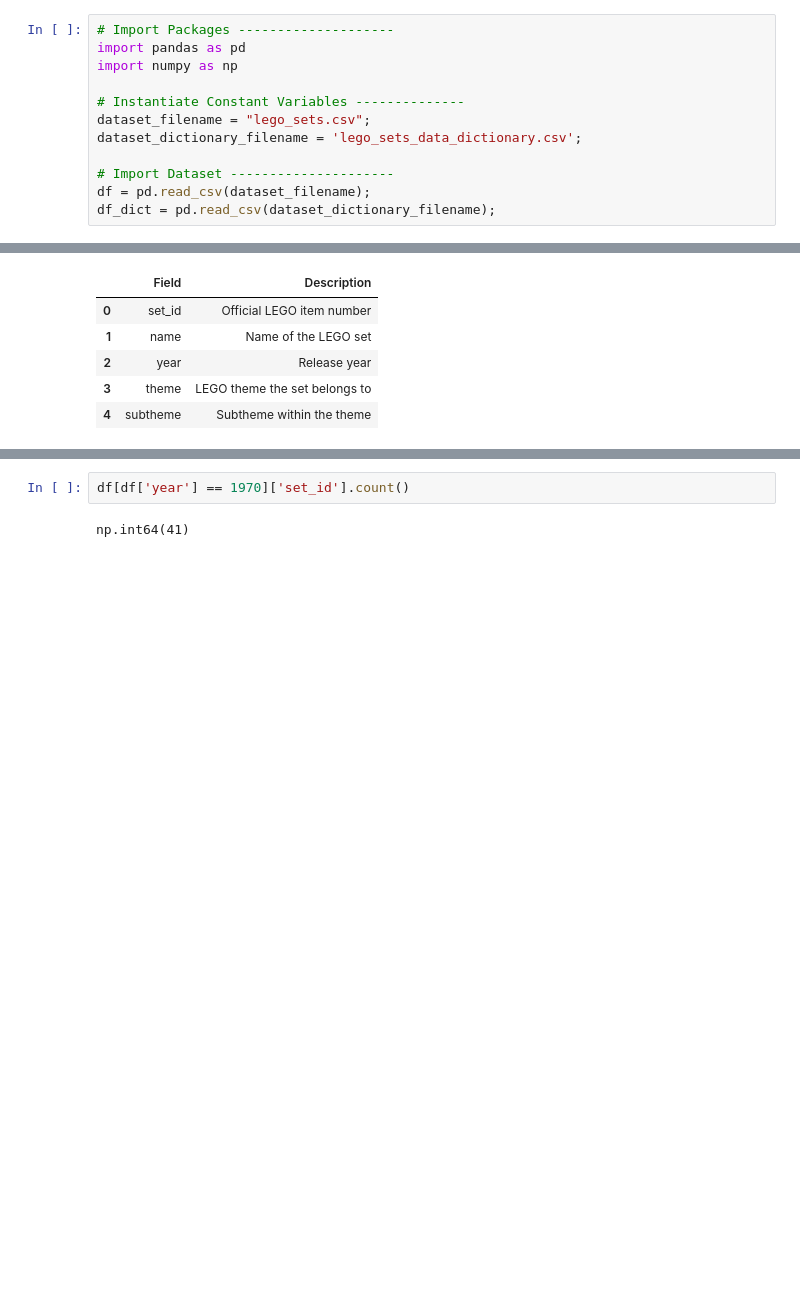
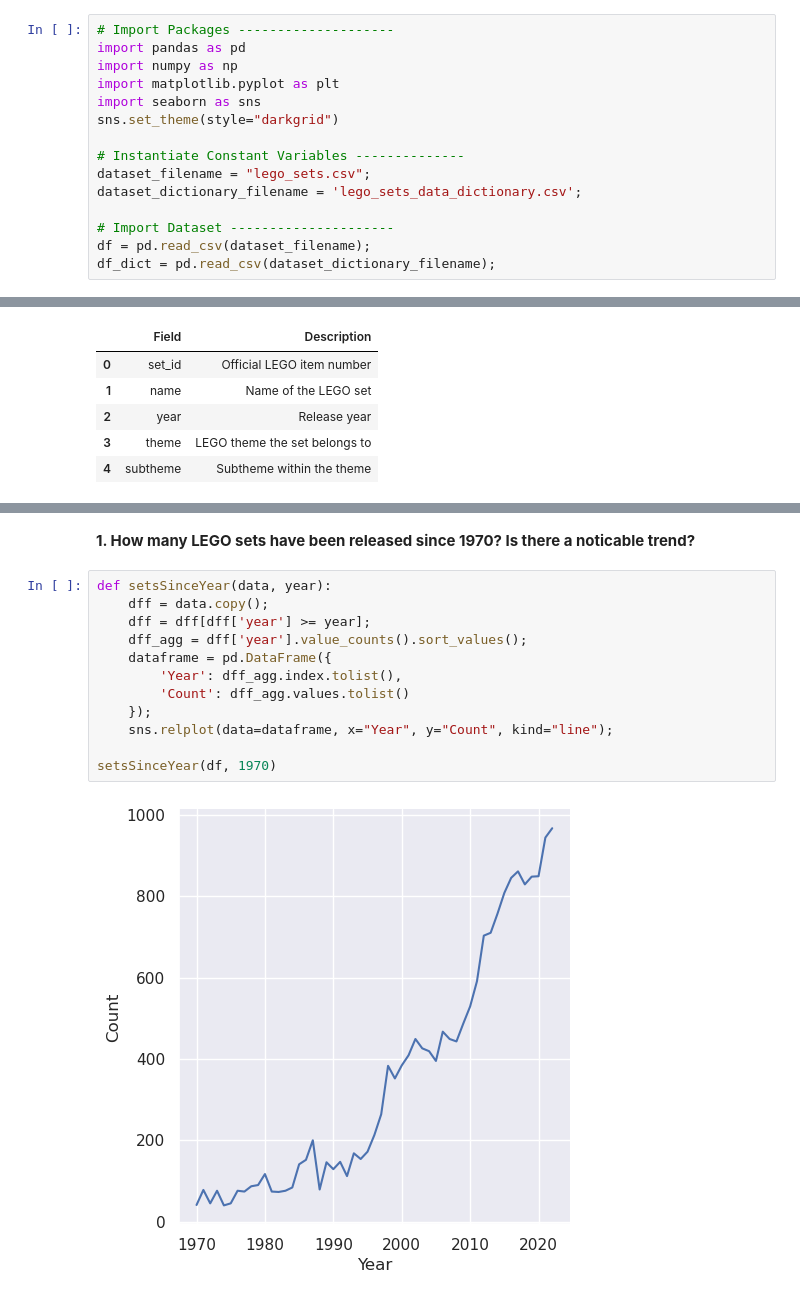
Before and after one commit to kjeshang/KunalMavenAnalyticsDataPlayground, a Jupyter notebook: LEGO_Sets/Analysis.ipynb, the cells around one changed output, grey strips where cells are left out. Cells and saved outputs as stored; diff of their text form; blank space fills up the shorter version.

Commit message:
Lego sets question 1
FIrst attempt at Lego Sets question 1

```diff
--- a/LEGO_Sets/Analysis.ipynb
+++ b/LEGO_Sets/Analysis.ipynb
@@ -14,6 +14,9 @@ Import Packages and Dataset, as well as Instantiate Constant Variables
 # Import Packages --------------------
 import pandas as pd
 import numpy as np
+import matplotlib.pyplot as plt
+import seaborn as sns
+sns.set_theme(style="darkgrid")
 
 # Instantiate Constant Variables --------------
 dataset_filename = "lego_sets.csv";
@@ -69,7 +72,19 @@ None
 | 2 | 3-6 | Medium house set | 1970 | Minitalia | NaN | Vintage | Normal | 158.0 | NaN | NaN | ... |
 | 3 | 4-4 | Large house set | 1970 | Minitalia | NaN | Vintage | Normal | 233.0 | NaN | NaN | ... |
 | 4 | 4-6 | Mini House and Vehicles | 1970 | Samsonite | Model Maker | Vintage | Normal | NaN | NaN | NaN | ... |
+# %% [markdown]
+**1. How many LEGO sets have been released since 1970? Is there a noticable trend?**
 # %%
-df[df['year'] == 1970]['set_id'].count()
+def setsSinceYear(data, year):
+    dff = data.copy();
+    dff = dff[dff['year'] >= year];
+    dff_agg = dff['year'].value_counts().sort_values();
+    dataframe = pd.DataFrame({
+        'Year': dff_agg.index.tolist(),
+        'Count': dff_agg.values.tolist()
+    });
+    sns.relplot(data=dataframe, x="Year", y="Count", kind="line");
+
+setsSinceYear(df, 1970)
 # %% [output]
-np.int64(41)
+[figure, added]
```
